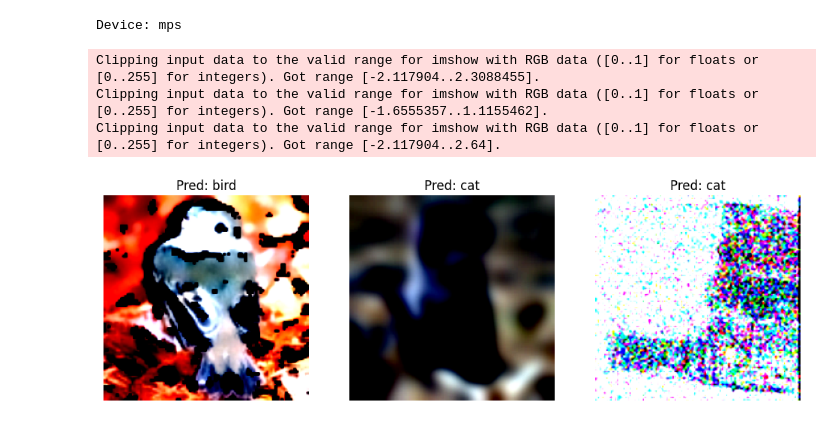
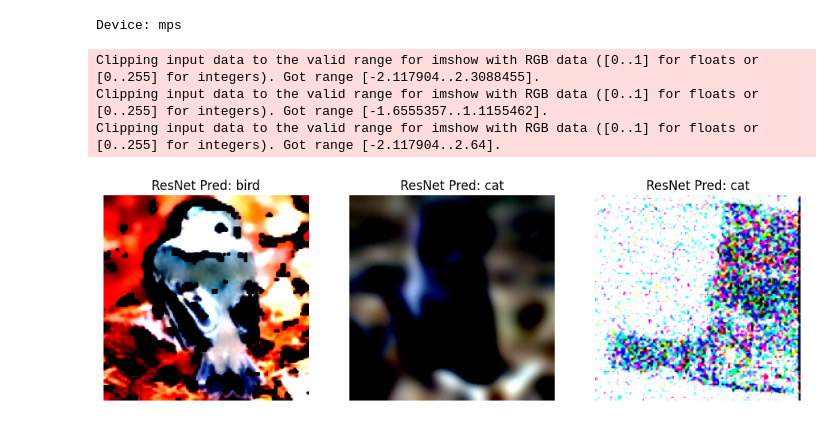
Before and after one commit to oozeman64/ATML-PA1, a Jupyter notebook: 3-ContrastiveModels/3-6-ResNet-Robustness.ipynb, the cells around one changed output. Drawn from its saved outputs; the diff is of its cells as text; code cells hidden in the pictures.

```diff
--- a/3-ContrastiveModels/3-6-ResNet-Robustness.ipynb
+++ b/3-ContrastiveModels/3-6-ResNet-Robustness.ipynb
@@ -27,7 +27,7 @@ transform = torchvision.transforms.Compose([
     torchvision.transforms.Normalize(imagenet_mean, imagenet_std)
 ])
 
-robust_dataset = datasets.ImageFolder(root='data/stl10_robustness_set', transform=transform)
+robust_dataset = torchvision.datasets.ImageFolder(root='data/stl10_robustness_set', transform=transform)
 
 robust_loader = DataLoader(
     robust_dataset,
@@ -40,24 +40,24 @@ stl10_classes = ["airplane", "bird", "car", "cat", "deer", "dog", "horse", "monk
 # %%
 model.to(device)
 model.eval()
 
 images, labels = next(iter(robust_loader))
 images = images.to(device)
 
 with torch.no_grad():
     preds = model(images)
     preds = torch.argmax(preds, dim=1).cpu().numpy()
 
 plt.figure(figsize=(12, 4))
 for i in range(len(preds)):
     plt.subplot(1, len(preds), i+1)
     img = images[i].cpu().permute(1, 2, 0).numpy()
     plt.imshow(img)
     plt.axis("off")
-    plt.title(f"Pred: {stl10_classes[preds[i]]}")
+    plt.title(f"ResNet Pred: {stl10_classes[preds[i]]}")
 plt.show()
 # %% [output]
 Clipping input data to the valid range for imshow with RGB data ([0..1] for floats or [0..255] for integers). Got range [-2.117904..2.3088455].
 Clipping input data to the valid range for imshow with RGB data ([0..1] for floats or [0..255] for integers). Got range [-1.6555357..1.1155462].
 Clipping input data to the valid range for imshow with RGB data ([0..1] for floats or [0..255] for integers). Got range [-2.117904..2.64].
-[figure, old version]
+[figure, new version]
```
Also changed, not shown: 12 other files.
